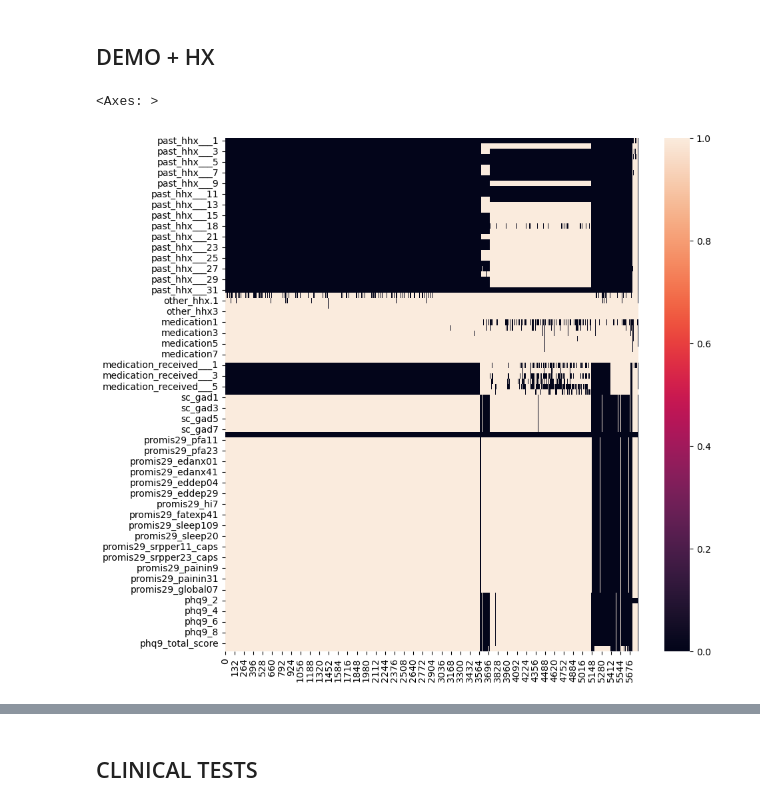
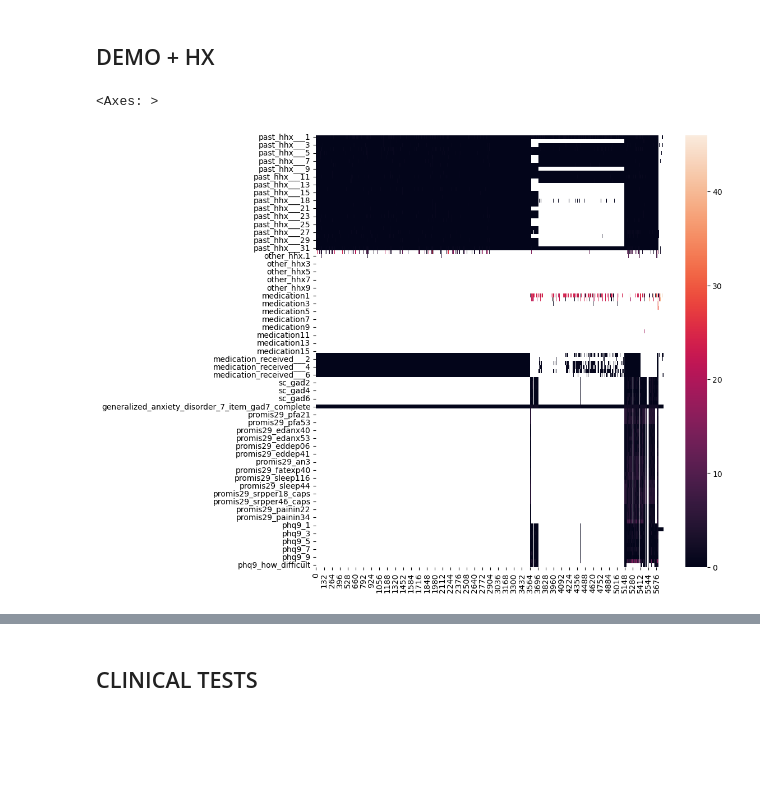
Before and after one commit to davidtweddell/lc_repo, a Jupyter notebook: 01-inspect-data.ipynb, the cells around one changed output, grey strips where cells are left out. Drawn from its saved outputs; the diff is of its cells as text; code cells hidden in the pictures; blank space fills up the shorter version.

```diff
--- a/01-inspect-data.ipynb
+++ b/01-inspect-data.ipynb
@@ -54,15 +97,14 @@ PHQ_COMPLETE = [col for col in df_columns if "patient_health_questionaire" in co
 # %%
 
-HX = HEALTH_HX + MEDICATIONS + GAD + PROMIS + PHQ
 
 import seaborn as sns
 
 fig, ax = plt.subplots(figsize=(10, 10))
 
-sns.heatmap(df[HX].isnull().T, cbar=True, ax = ax)
+sns.heatmap(df[HX].T, cbar=True, ax = ax)
 # %% [output]
 <Axes: >
-[figure, old version]
+[figure, new version]
 # %%
 # count countries
 df["country"].value_counts()
```
Also changed, not shown: parts of 22 cells of this notebook, 1 other file.
